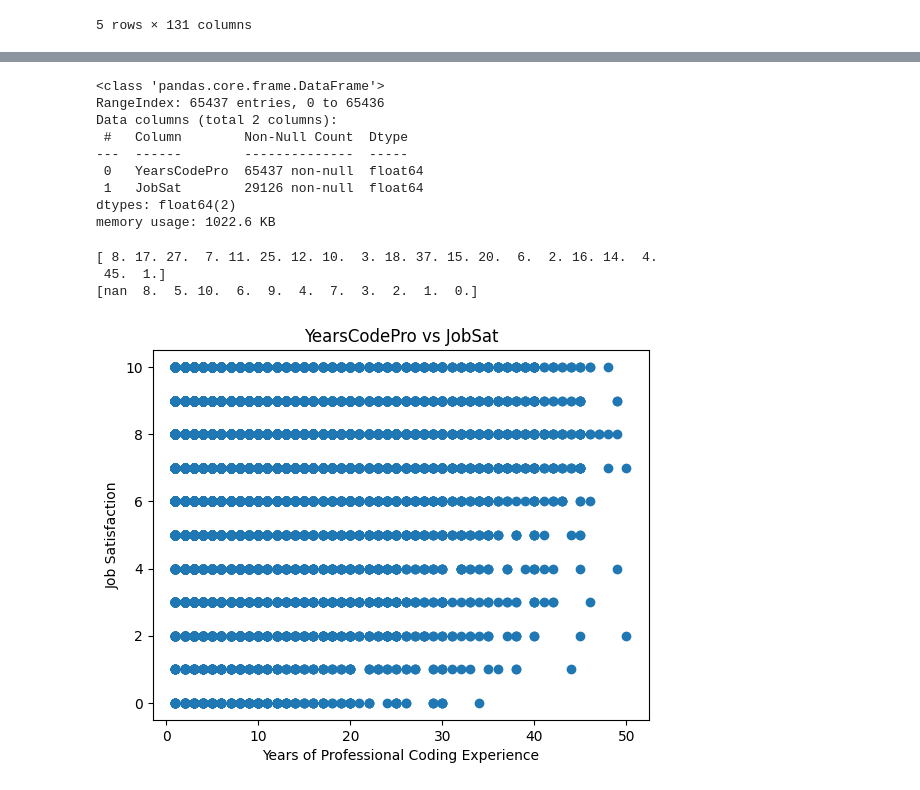
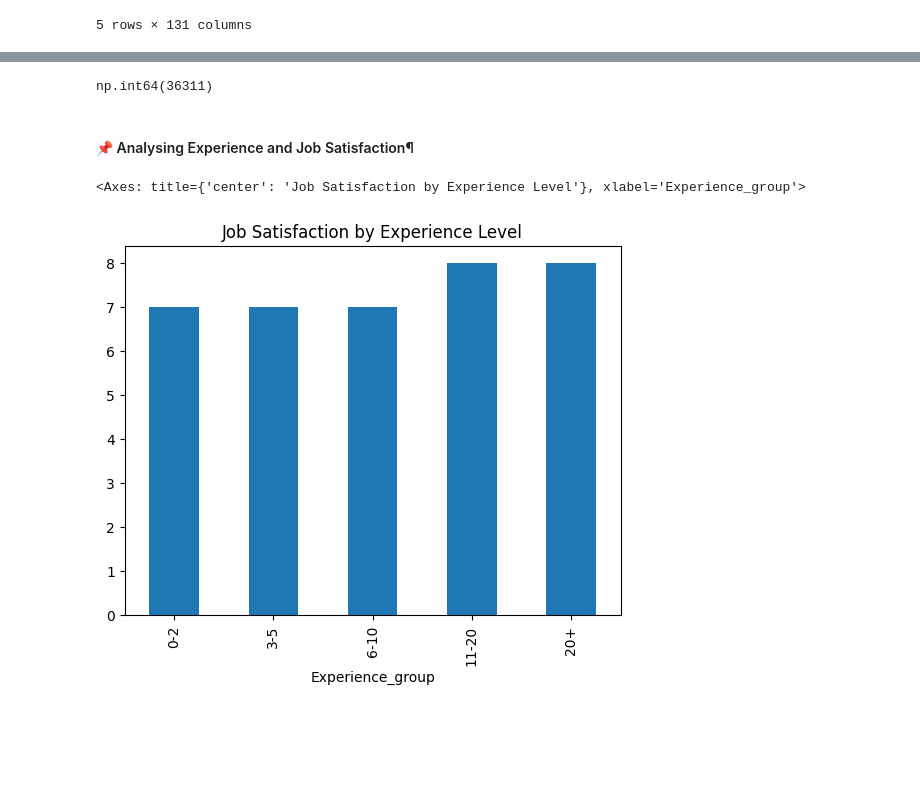
Before and after one commit to dev-evelin/ibm-data-analyst-capstone, a Jupyter notebook: notebooks/03_Exploratory_Data_Analysis.ipynb, the cells around one changed output, grey strips where cells are left out. Cells and saved outputs as stored; diff of their text form; code cells hidden in the pictures; blank space fills up the shorter version.

```diff
--- a/notebooks/03_Exploratory_Data_Analysis.ipynb
+++ b/notebooks/03_Exploratory_Data_Analysis.ipynb
@@ -62,19 +79,4 @@ missing_summary.loc["JobSat"]
 # %%
-df[["YearsCodePro", "JobSat"]].info()
+df["JobSat"].isnull().sum()
 # %% [output]
-<class 'pandas.core.frame.DataFrame'>
-RangeIndex: 65437 entries, 0 to 65436
-Data columns (total 2 columns):
- #   Column        Non-Null Count  Dtype
----  ------        --------------  -----
- 0   YearsCodePro  65437 non-null  float64
- 1   JobSat        29126 non-null  float64
-dtypes: float64(2)
-memory usage: 1022.6 KB
+np.int64(36311)
-# %%
-print(df["YearsCodePro"].unique()[:20])
-print(df["JobSat"].unique())
-# %% [output]
-[ 8. 17. 27.  7. 11. 25. 12. 10.  3. 18. 37. 15. 20.  6.  2. 16. 14.  4.
- 45.  1.]
-[nan  8.  5. 10.  6.  9.  4.  7.  3.  2.  1.  0.]
@@ -83,8 +83,24 @@ import matplotlib.pyplot as plt
-# %%
-plt.scatter(df["YearsCodePro"], df["JobSat"])
-plt.xlabel("Years of Professional Coding Experience")
-plt.ylabel("Job Satisfaction")
-plt.title("YearsCodePro vs JobSat")
-plt.show()
-# %% [output]
-[figure, removed]
+# %% [markdown]
+#### 📌 Analysing Experience and Job Satisfaction¶
+# %%
+df[["YearsCodePro", "JobSat"]].describe()
+df[["YearsCodePro", "JobSat"]].dtypes
+df["YearsCodePro"].max()
+
+bins = [0,2,5,10,20,50]
+labels = ["0-2", "3-5", "6-10", "11-20", "20+"]
+
+df["Experience_group"] = pd.cut(
+    df["YearsCodePro"],
+    bins = bins,
+    labels = labels,
+    include_lowest = True)
+
+df["Experience_group"].value_counts()
+
+median_job = df.groupby("Experience_group")["JobSat"].median()
+
+median_job.plot(kind="bar", title="Job Satisfaction by Experience Level")
+# %% [output]
+<Axes: title={'center': 'Job Satisfaction by Experience Level'}, xlabel='Experience_group'>
+[figure, added]
```
Also changed, not shown: parts of 29 cells of this notebook.
